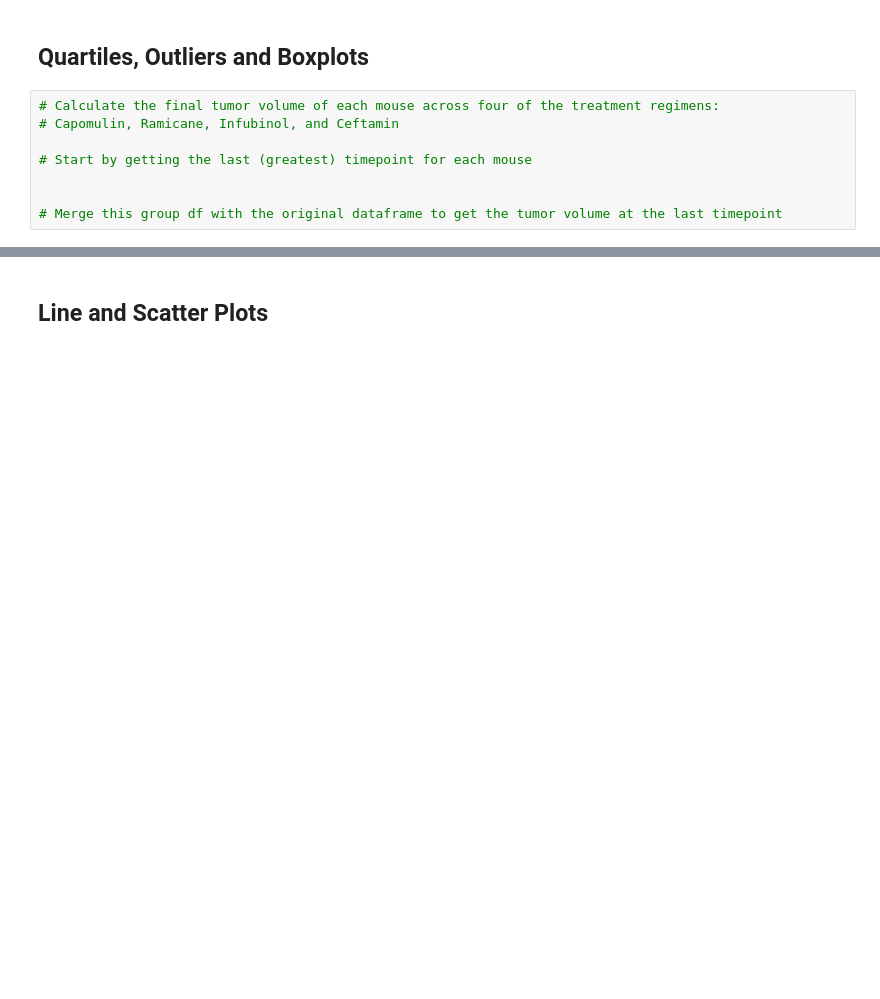
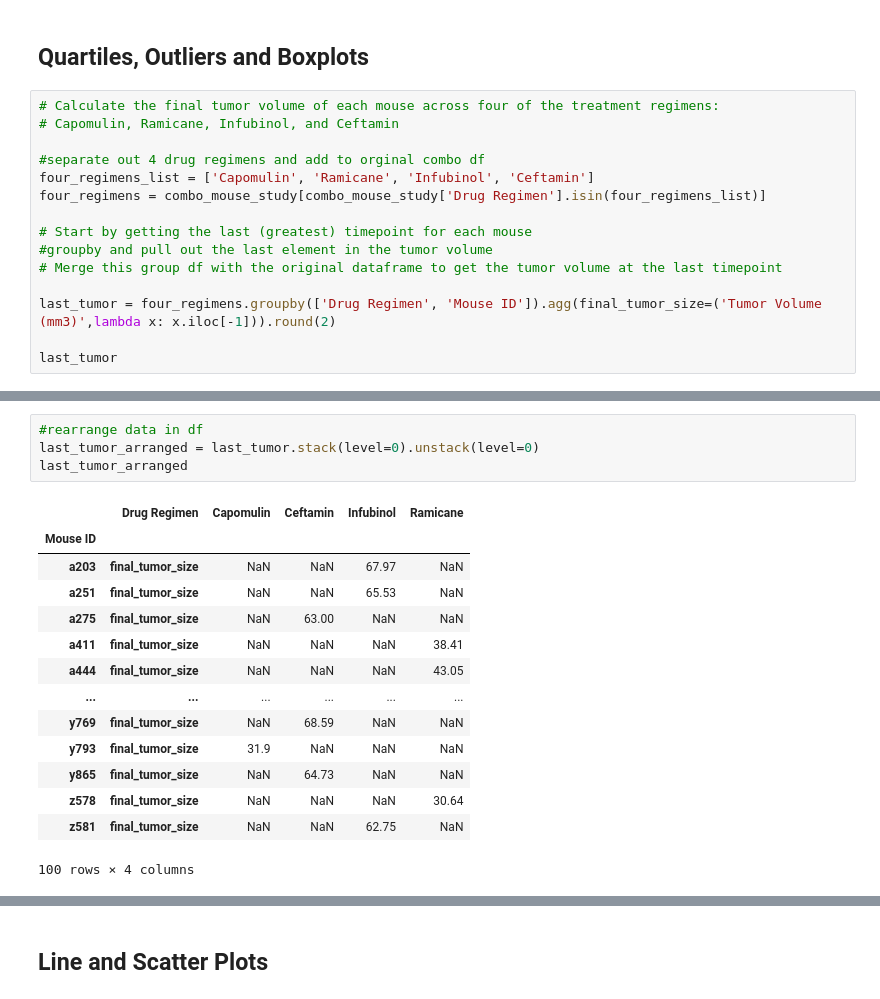
Before and after one commit to lrios215/Matplotlib_Challenge, a Jupyter notebook: pymaceuticals_Rios.ipynb, the cells around one changed output, grey strips where cells are left out. Saved outputs shown, nothing was run; the diff lists cells and outputs as text; blank space fills up the shorter version.

```diff
--- a/pymaceuticals_Rios.ipynb
+++ b/pymaceuticals_Rios.ipynb
@@ -299,7 +300,14 @@ plt.close()
 # Calculate the final tumor volume of each mouse across four of the treatment regimens:
 # Capomulin, Ramicane, Infubinol, and Ceftamin
 
+#separate out 4 drug regimens and add to orginal combo df
+four_regimens_list = ['Capomulin', 'Ramicane', 'Infubinol', 'Ceftamin']
+four_regimens = combo_mouse_study[combo_mouse_study['Drug Regimen'].isin(four_regimens_list)]
+
 # Start by getting the last (greatest) timepoint for each mouse
+#groupby and pull out the last element in the tumor volume
+# Merge this group df with the original dataframe to get the tumor volume at the last timepoint
 
+last_tumor = four_regimens.groupby(['Drug Regimen', 'Mouse ID']).agg(final_tumor_size=('Tumor Volume (mm3)',lambda x: x.iloc[-1])).round(2)
 
-# Merge this group df with the original dataframe to get the tumor volume at the last timepoint
+last_tumor
@@ -306,2 +329,21 @@ plt.close()
+# %%
+#rearrange data in df
+last_tumor_arranged = last_tumor.stack(level=0).unstack(level=0)
+last_tumor_arranged
+# %% [output]
+|  | Drug Regimen | Capomulin | Ceftamin | Infubinol | Ramicane |
+| Mouse ID |  |  |  |  |  |
+| a203 | final_tumor_size | NaN | NaN | 67.97 | NaN |
+| a251 | final_tumor_size | NaN | NaN | 65.53 | NaN |
+| a275 | final_tumor_size | NaN | 63.00 | NaN | NaN |
+| a411 | final_tumor_size | NaN | NaN | NaN | 38.41 |
+| a444 | final_tumor_size | NaN | NaN | NaN | 43.05 |
+| ... | ... | ... | ... | ... | ... |
+| y769 | final_tumor_size | NaN | 68.59 | NaN | NaN |
+| y793 | final_tumor_size | 31.9 | NaN | NaN | NaN |
+| y865 | final_tumor_size | NaN | 64.73 | NaN | NaN |
+| z578 | final_tumor_size | NaN | NaN | NaN | 30.64 |
+| z581 | final_tumor_size | NaN | NaN | 62.75 | NaN |
+100 rows × 4 columns
 # %%
 # Put treatments into a list for for loop (and later for plot labels)
```
Also changed, not shown: parts of 17 cells of this notebook.
